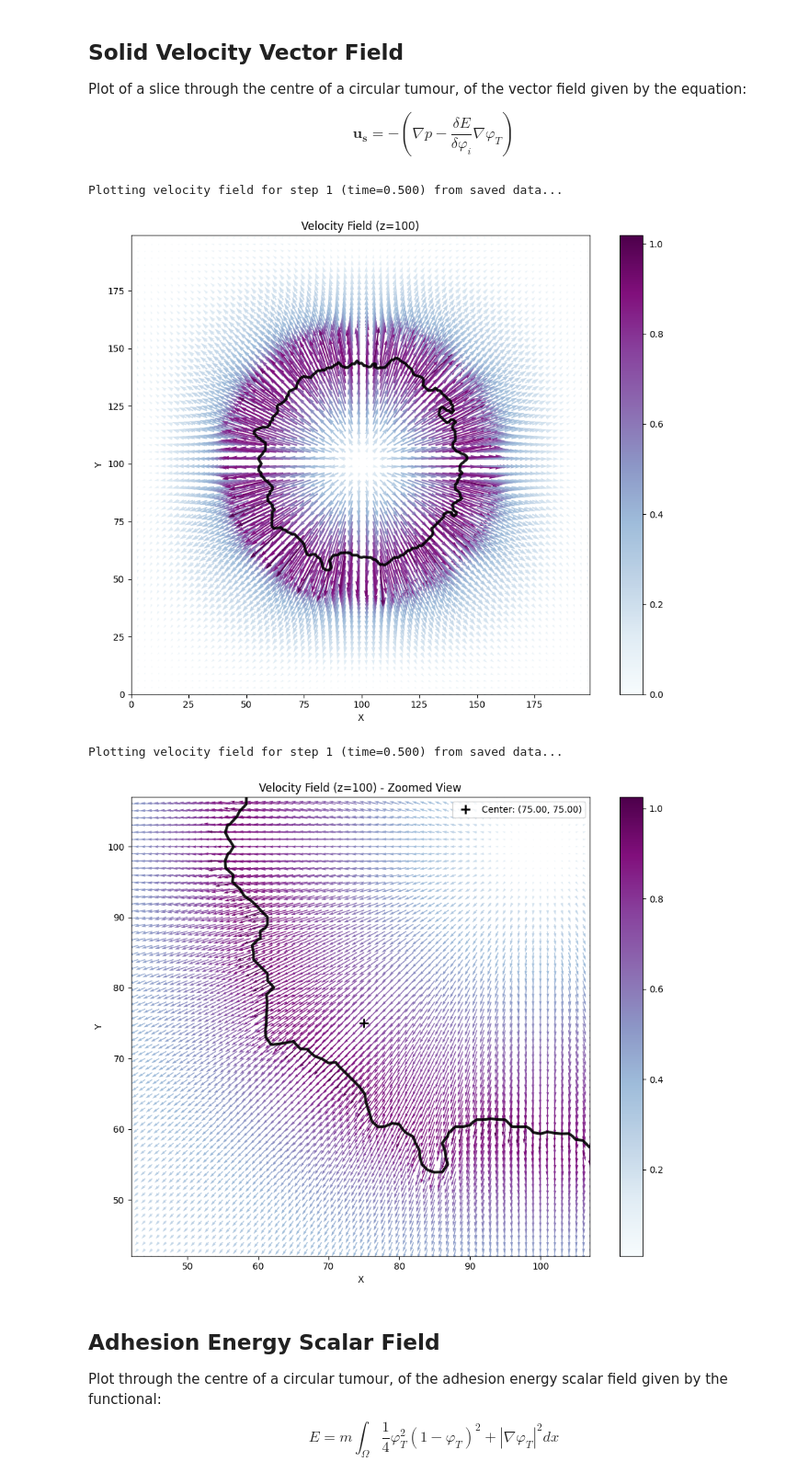
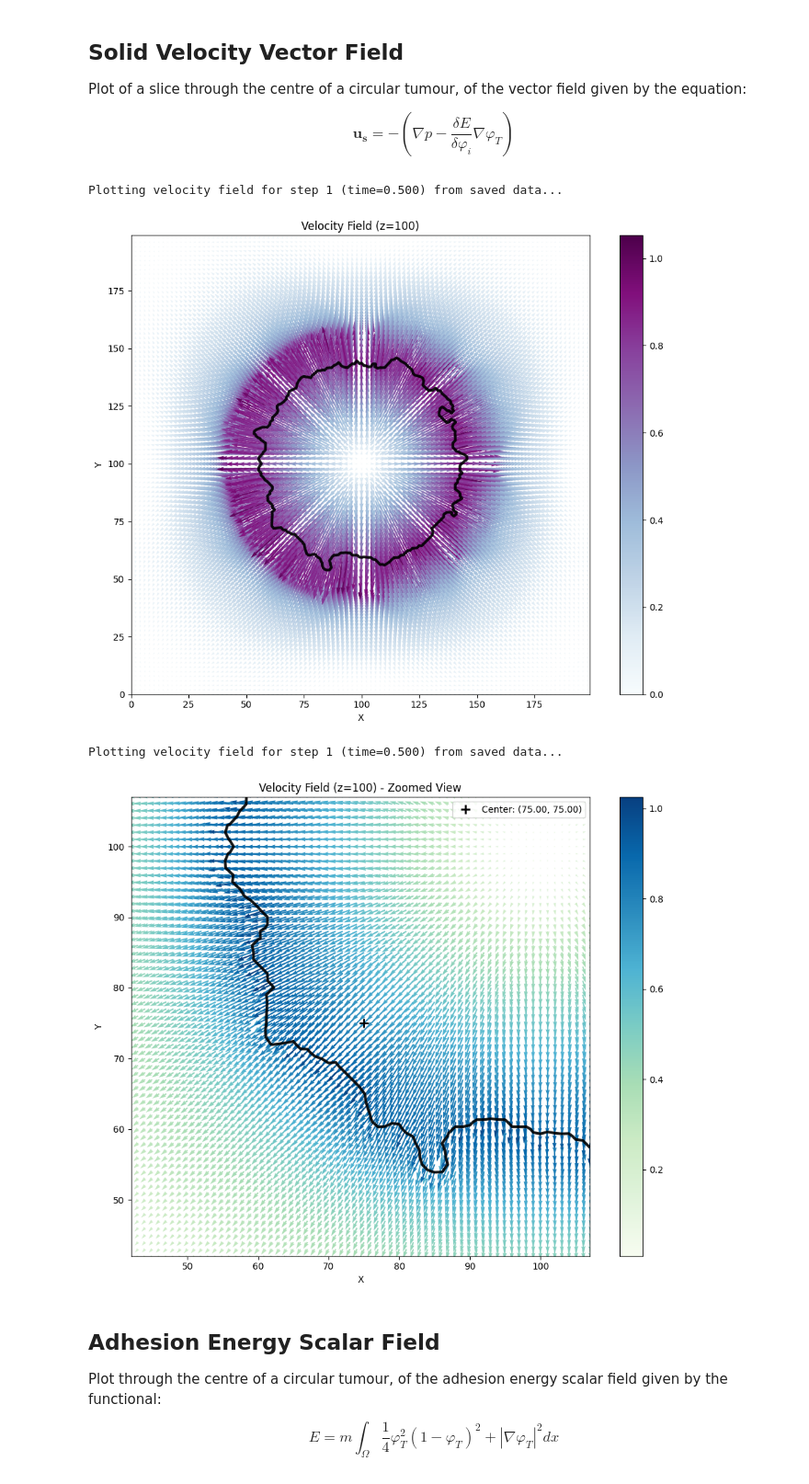
Before and after one commit to rmcnamara101/SCIE3212, a Jupyter notebook: laboratory/physics_fields/physics_fields_validation.ipynb, the cells around one changed output. Shown at 92% size. Drawn from its saved outputs; the diff is of its cells as text; code cells hidden in the pictures.

```diff
--- a/laboratory/physics_fields/physics_fields_validation.ipynb
+++ b/laboratory/physics_fields/physics_fields_validation.ipynb
@@ -54,15 +54,15 @@ $$
 \mathbf{u_s}= -\left (\nabla p - \frac{\delta E}{\delta \varphi_i}\nabla\varphi_T \right )
 $$
 # %%
-plotter.plot_velocity_field_from_saved(simulation_data, step_idx=0, cmap="BuPu", skip=10, scale=10, width=0.003, arrow_density_factor=3.0, z_slice=None, output_dir=None, save_plot=False, show_plot=True, add_boundary_contours=True, tumor_boundary_level=0.5, boundary_color='darkblue', tumor_boundary_color='black', center_x=None, center_y=None, zoom_factor=1.0)
+plotter.plot_velocity_field_from_saved(simulation_data, step_idx=0, cmap="BuPu", skip=10, scale=10, width=0.003, arrow_density_factor=5.0, z_slice=None, output_dir=None, save_plot=False, show_plot=True, add_boundary_contours=True, tumor_boundary_level=0.5, boundary_color='darkblue', tumor_boundary_color='black', center_x=None, center_y=None, zoom_factor=1.0)
 # %% [output]
 Plotting velocity field for step 1 (time=0.500) from saved data...
-[figure, old version]
+[figure, new version]
 # %%
-plotter.plot_velocity_field_from_saved(simulation_data, step_idx=0, cmap="BuPu", skip=1, scale=20, width=0.002, arrow_density_factor=1.0, z_slice=None, output_dir=None, save_plot=False, show_plot=True, add_boundary_contours=True, tumor_boundary_level=0.5, boundary_color='darkblue', tumor_boundary_color='black', center_x=75, center_y=75, zoom_factor=3.0)
+plotter.plot_velocity_field_from_saved(simulation_data, step_idx=0, cmap="GnBu", skip=10, scale=20, width=0.003, arrow_density_factor=10.0, z_slice=None, output_dir=None, save_plot=False, show_plot=True, add_boundary_contours=True, tumor_boundary_level=0.5, boundary_color='darkblue', tumor_boundary_color='black', center_x=75, center_y=75, zoom_factor=3.0)
 # %% [output]
 Plotting velocity field for step 1 (time=0.500) from saved data...
-[figure, old version]
+[figure, new version]
 # %% [markdown]
 ## Adhesion Energy Scalar Field
 
```
Also changed, not shown: parts of 3 cells of this notebook, 19 other files.
